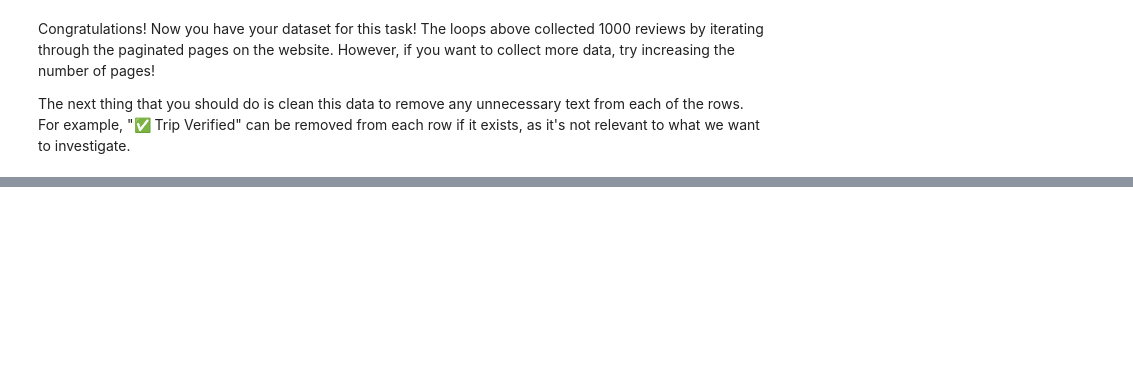
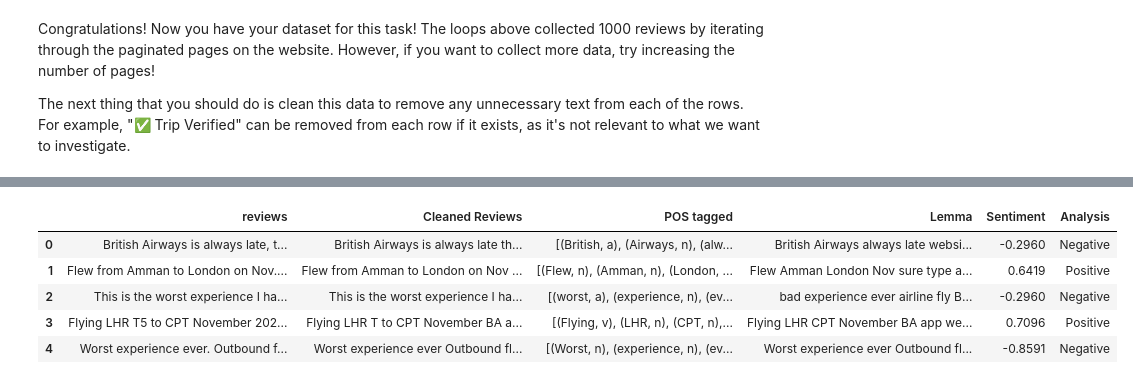
Before and after one commit to Fady-Emeel/British-Airways-virtual-internship, a Jupyter notebook: British_Airways_Task1.ipynb, the cells around one changed output, grey strips where cells are left out. Cells and saved outputs as stored; diff of their text form; code cells hidden in the pictures; blank space fills up the shorter version.

```diff
--- a/British_Airways_Task1.ipynb
+++ b/British_Airways_Task1.ipynb
@@ -134,0 +100,2 @@ sentiment_analysis_df.to_csv("sentiment_content.csv", index=False)
+# %%
+df.reviews= df.reviews.str.split('|',expand=True)[1]
@@ -134,0 +237,18 @@ sentiment_analysis_df.to_csv("sentiment_content.csv", index=False)
+# %%
+# Obtaining the stem words – Lemmatization
+
+from nltk.stem import WordNetLemmatizer
+wordnet_lemmatizer = WordNetLemmatizer()
+def lemmatize(pos_data):
+    lemma_rew = " "
+    for word, pos in pos_data:
+     if not pos:
+        lemma = word
+        lemma_rew = lemma_rew + " " + lemma
+     else:
+        lemma = wordnet_lemmatizer.lemmatize(word, pos=pos)
+        lemma_rew = lemma_rew + " " + lemma
+    return lemma_rew
+
+df['Lemma'] = df['POS tagged'].apply(lemmatize)
+df.head()
@@ -134,0 +297,29 @@ sentiment_analysis_df.to_csv("sentiment_content.csv", index=False)
+# %%
+from vaderSentiment.vaderSentiment import SentimentIntensityAnalyzer
+analyzer = SentimentIntensityAnalyzer()
+
+
+# function to calculate vader sentiment
+def vadersentimentanalysis(review):
+    vs = analyzer.polarity_scores(review)
+    return vs['compound']
+
+df['Sentiment'] = df['Lemma'].apply(vadersentimentanalysis)
+
+# function to analyse
+def vader_analysis(compound):
+    if compound >= 0.5:
+        return 'Positive'
+    elif compound < 0 :
+        return 'Negative'
+    else:
+        return 'Neutral'
+df['Analysis'] = df['Sentiment'].apply(vader_analysis)
+df.head()
+# %% [output]
+|  | reviews | Cleaned Reviews | POS tagged | Lemma | Sentiment | Analysis |
+| 0 | British Airways is always late, t... | British Airways is always late th... | [(British, a), (Airways, n), (alw... | British Airways always late websi... | -0.2960 | Negative |
+| 1 | Flew from Amman to London on Nov.... | Flew from Amman to London on Nov ... | [(Flew, n), (Amman, n), (London, ... | Flew Amman London Nov sure type a... | 0.6419 | Positive |
+| 2 | This is the worst experience I ha... | This is the worst experience I ha... | [(worst, a), (experience, n), (ev... | bad experience ever airline fly B... | -0.2960 | Negative |
+| 3 | Flying LHR T5 to CPT November 202... | Flying LHR T to CPT November BA a... | [(Flying, v), (LHR, n), (CPT, n),... | Flying LHR CPT November BA app we... | 0.7096 | Positive |
+| 4 | Worst experience ever. Outbound f... | Worst experience ever Outbound fl... | [(Worst, n), (experience, n), (ev... | Worst experience ever Outbound fl... | -0.8591 | Negative |
```
Also changed, not shown: parts of 28 cells of this notebook.
